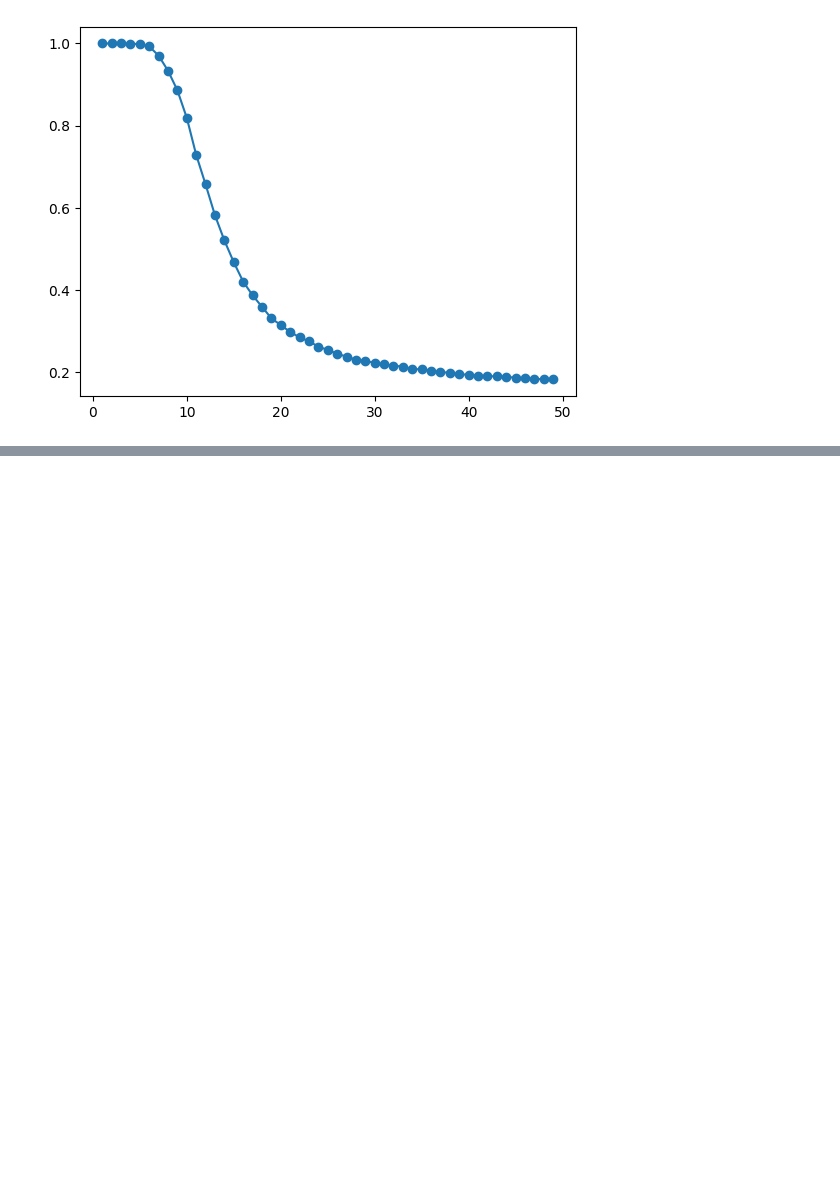
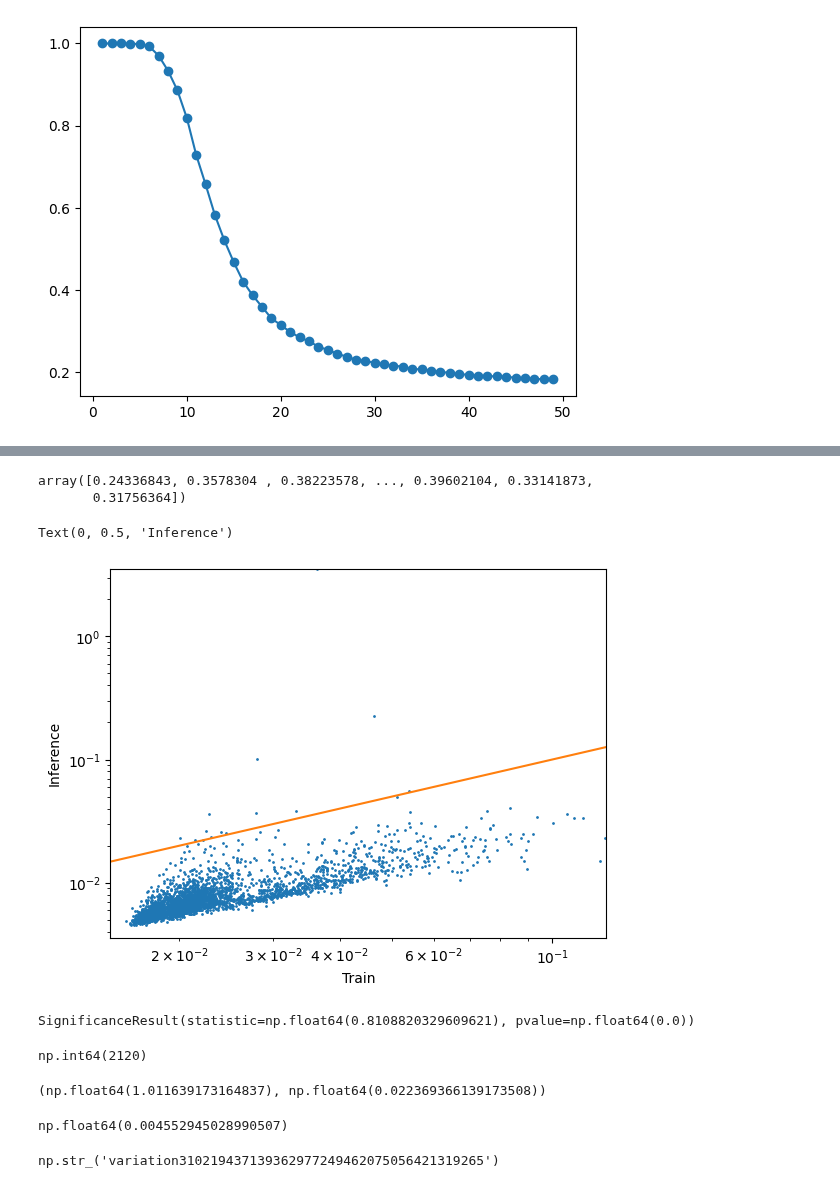
Before and after one commit to H-IAAC/WorldMachine, a Jupyter notebook: dev/toy1d_experiments/configutation_test.ipynb, the cells around one changed output, grey strips where cells are left out. Saved outputs shown, nothing was run; the diff lists cells and outputs as text; code cells hidden in the pictures; blank space fills up the shorter version.

```diff
--- a/dev/toy1d_experiments/configutation_test.ipynb
+++ b/dev/toy1d_experiments/configutation_test.ipynb
@@ -129,0 +201,45 @@ plt.plot(patience, diverge.sum(axis=1)/optimizer_loss_val.shape[0], "o-")
+# %%
+proportion_state_decoded_mse_filtered
+# %% [output]
+array([0.24336843, 0.3578304 , 0.38223578, ..., 0.39602104, 0.33141873,
+       0.31756364])
+# %%
+plt.plot(parallel_state_decoded_mse_filtered, autoregressive_state_decoded_mse_filtered, "o", markersize=1)
+
+range_min = np.min([parallel_state_decoded_mse_filtered, autoregressive_state_decoded_mse_filtered])
+range_max = np.max([parallel_state_decoded_mse_filtered, autoregressive_state_decoded_mse_filtered])
+
+x = np.arange(range_min, range_max, .1)
+plt.plot(x,x)
+
+plt.xlim(np.min(parallel_state_decoded_mse_filtered)-0.001, np.max(parallel_state_decoded_mse_filtered)+0.001)
+plt.ylim(np.min(autoregressive_state_decoded_mse_filtered)-0.001, np.max(autoregressive_state_decoded_mse_filtered)+0.001)
+
+
+plt.yscale("log")
+plt.xscale("log")
+plt.xlabel("Train")
+plt.ylabel("Inference")
+# %% [output]
+Text(0, 0.5, 'Inference')
+[figure, added]
+# %%
+spearmanr(parallel_state_decoded_mse_filtered, autoregressive_state_decoded_mse_filtered)
+# %% [output]
+SignificanceResult(statistic=np.float64(0.8108820329609621), pvalue=np.float64(0.0))
+# %%
+np.argmin(np.abs(proportion_state_decoded_mse_filtered-1))
+# %% [output]
+np.int64(2120)
+# %%
+proportion_state_decoded_mse_filtered[2120], autoregressive_state_decoded_mse_filtered[2120]
+# %% [output]
+(np.float64(1.011639173164837), np.float64(0.022369366139173508))
+# %%
+np.min(autoregressive_state_decoded_mse_filtered)
+# %% [output]
+np.float64(0.004552945028990507)
+# %%
+np.array(names)[autoregressive_state_decoded_mse<1][2120]
+# %% [output]
+np.str_('variation310219437139362977249462075056421319265')
```
Also changed, not shown: parts of 47 cells of this notebook, 3 other files.
